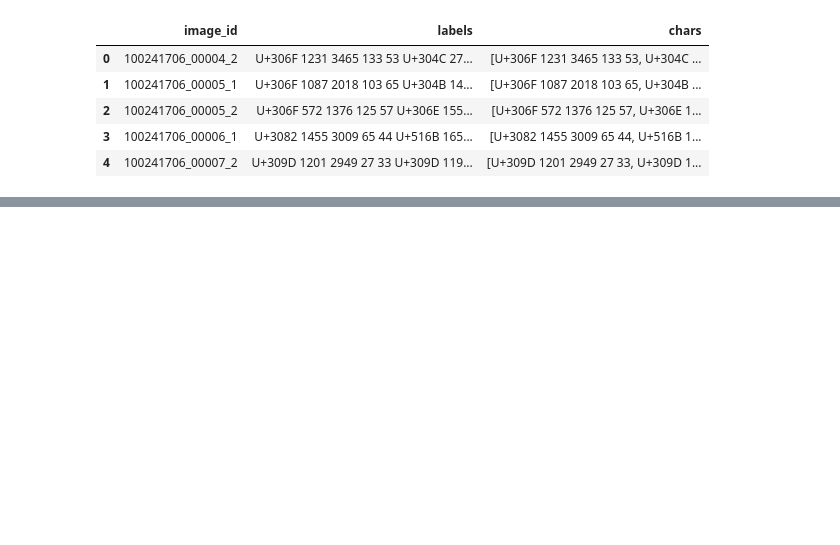
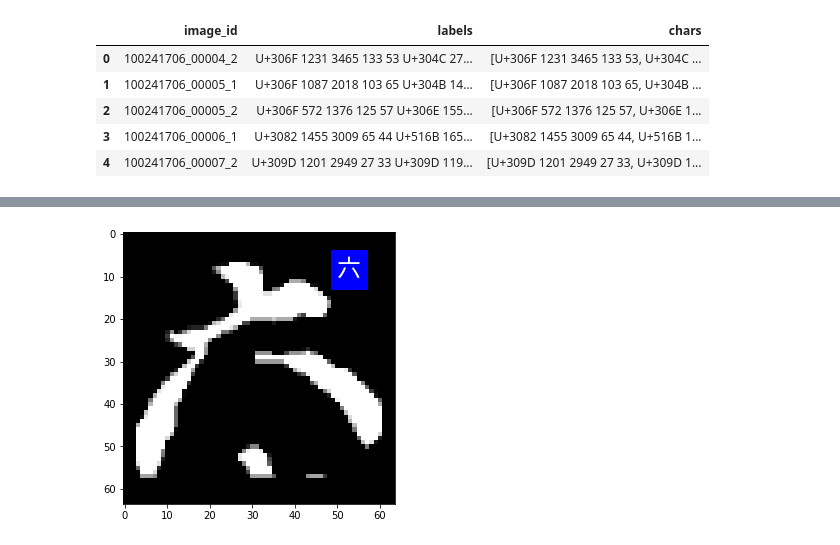
Before and after one commit to nicholas-miles/kuzushiji-recognition, a Jupyter notebook: Exploration.ipynb, the cells around one changed output, grey strips where cells are left out. Drawn from its saved outputs; the diff is of its cells as text; code cells hidden in the pictures; blank space fills up the shorter version.

```diff
--- a/Exploration.ipynb
+++ b/Exploration.ipynb
@@ -120,25 +133,13 @@ img_bw = print_labels(ax, test_labels, test_id)
 # %%
-dfe = df[['image_id','chars']].explode('chars').reset_index()
-dfd = pd.DataFrame(df_test['chars'].str.split(expand=True).values, columns=('unicode', 'x', 'y', 'width', 'height'))
+df1 = df[['image_id','chars']].explode('chars').reset_index()
+df2 = pd.DataFrame(df1['chars'].str.split(expand=True).values, columns=('unicode', 'x_min', 'y_min', 'width', 'height'))
 
-dfo = pd.concat([dfe,dfd], axis=1).loc[:500, :]
-nums = ['x','y','width','height']
+dfo = pd.concat([df1,df2], axis=1)
+nums = ['x_min','y_min','width','height']
 for n in nums:
     dfo[n] = pd.to_numeric(dfo[n], errors='coerce', downcast='integer')
 
-dfo.drop(['index'], axis=1, inplace=True)
+dfo['x_max'] = dfo.x_min + dfo.width
+dfo['y_max'] = dfo.y_min + dfo.height
 
-def store_image(row):
-    page = page_to_bw(row['image_id'])
-
-    y_min = int(row.y)
-    y_max = int(y_min + row.height)
-    x_min = int(row.x)
-    x_max = int(x_min + row.width)
-
-    img = page[y_min:y_max, x_min:x_max]
-    simg = make_square(img)
-
-    return simg
-
-dfo['img'] = dfo.apply(lambda x: store_image(x), axis=1)
+dfo = dfo.drop(['index'], axis=1).dropna()
@@ -179,0 +146,9 @@ model.fit(data, labels, epochs=10, batch_size=32)
+# %%
+grouped = dfo.groupby('image_id')
+out = []
+for name, dfg in tqdm(grouped):
+    source_img = page_to_bw(name)
+    dfg['img'] = dfg.apply(lambda row: make_square(find_label(row.chars, source_img)), axis=1)
+    out.append(dfg)
+
+dfo = pd.concat(out)
@@ -179,0 +177,10 @@ model.fit(data, labels, epochs=10, batch_size=32)
+# %%
+row = dfo.loc[89237, :]
+box_props = props = dict(boxstyle='square', facecolor='blue', alpha=1)
+
+fig = plt.figure(figsize=(5,5))
+plt.imshow(row['img'], cmap='gray')
+plt.text(50, 10, unicode[row['unicode']], fontproperties=prop, color='w', size=24, bbox=box_props)
+plt.show()
+# %% [output]
+[figure, added]
```
Also changed, not shown: parts of 12 cells of this notebook.
